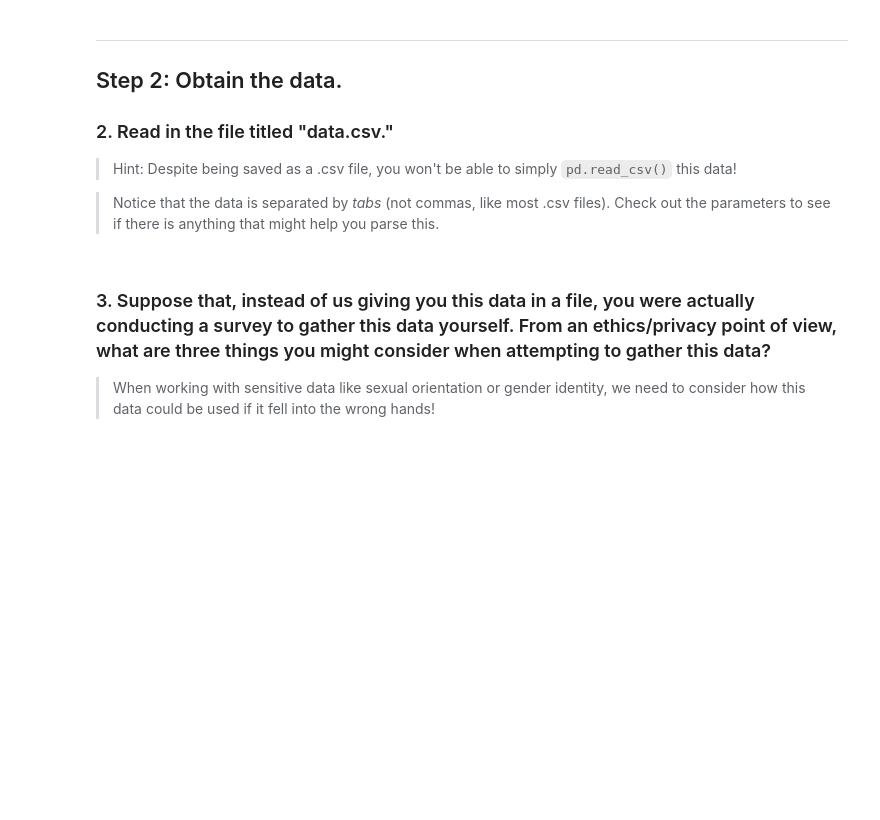
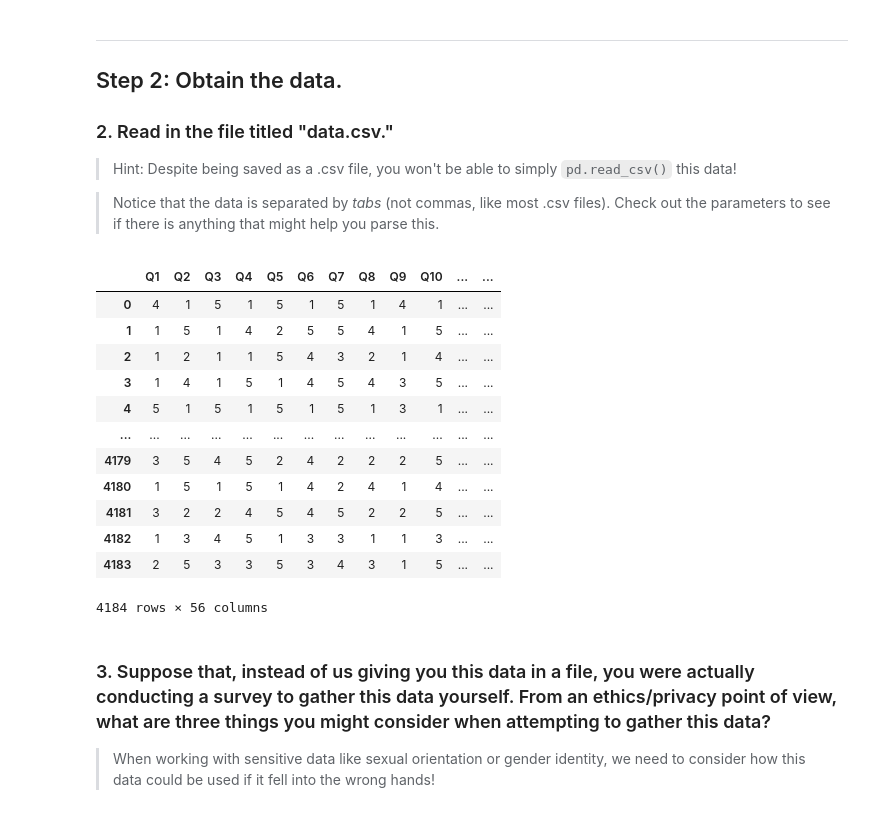
Before and after one commit to joeiid/classification-model-comparison-lab, a Jupyter notebook: starter-code.ipynb, the cells around one changed output. Saved outputs shown, nothing was run; the diff lists cells and outputs as text; code cells hidden in the pictures; blank space fills up the shorter version.

```diff
--- a/starter-code.ipynb
+++ b/starter-code.ipynb
@@ -48,3 +63,19 @@ Answer:
+# %%
+df
+# %% [output]
+|  | Q1 | Q2 | Q3 | Q4 | Q5 | Q6 | Q7 | Q8 | Q9 | Q10 | ... | ... |
+| 0 | 4 | 1 | 5 | 1 | 5 | 1 | 5 | 1 | 4 | 1 | ... | ... |
+| 1 | 1 | 5 | 1 | 4 | 2 | 5 | 5 | 4 | 1 | 5 | ... | ... |
+| 2 | 1 | 2 | 1 | 1 | 5 | 4 | 3 | 2 | 1 | 4 | ... | ... |
+| 3 | 1 | 4 | 1 | 5 | 1 | 4 | 5 | 4 | 3 | 5 | ... | ... |
+| 4 | 5 | 1 | 5 | 1 | 5 | 1 | 5 | 1 | 3 | 1 | ... | ... |
+| ... | ... | ... | ... | ... | ... | ... | ... | ... | ... | ... | ... | ... |
+| 4179 | 3 | 5 | 4 | 5 | 2 | 4 | 2 | 2 | 2 | 5 | ... | ... |
+| 4180 | 1 | 5 | 1 | 5 | 1 | 4 | 2 | 4 | 1 | 4 | ... | ... |
+| 4181 | 3 | 2 | 2 | 4 | 5 | 4 | 5 | 2 | 2 | 5 | ... | ... |
+| 4182 | 1 | 3 | 4 | 5 | 1 | 3 | 3 | 1 | 1 | 3 | ... | ... |
+| 4183 | 2 | 5 | 3 | 3 | 5 | 3 | 4 | 3 | 1 | 5 | ... | ... |
+4184 rows × 56 columns
 # %% [markdown]
 ### 3. Suppose that, instead of us giving you this data in a file, you were actually conducting a survey to gather this data yourself. From an ethics/privacy point of view, what are three things you might consider when attempting to gather this data?
 > When working with sensitive data like sexual orientation or gender identity, we need to consider how this data could be used if it fell into the wrong hands!
```
Also changed, not shown: parts of 72 cells of this notebook.
